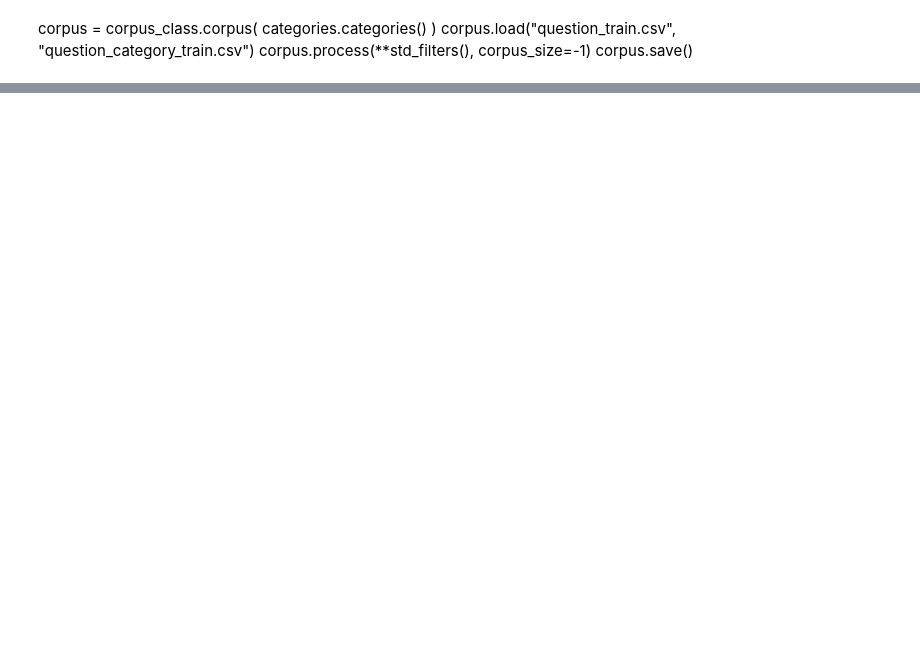
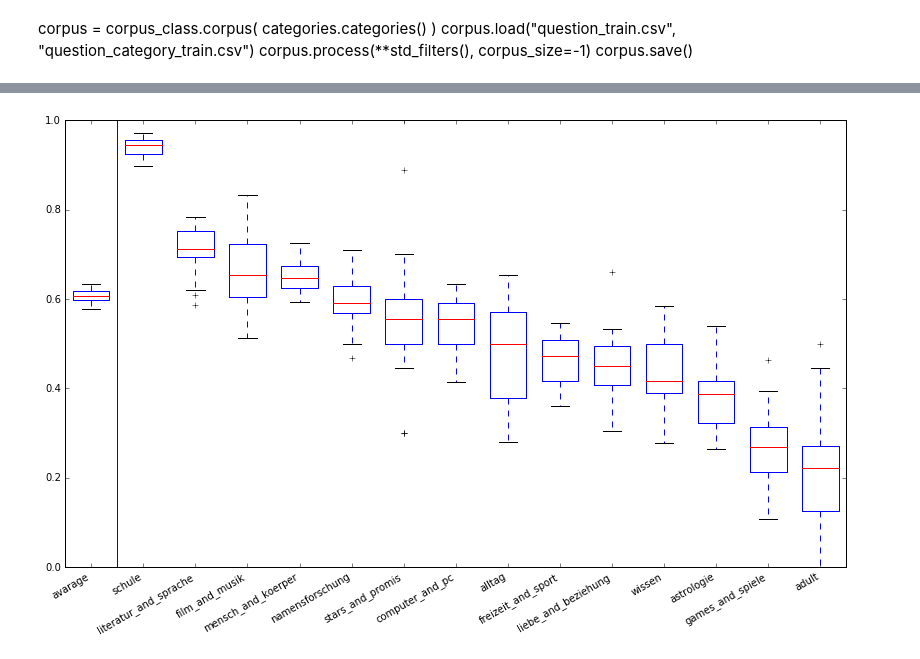
Before and after one commit to hagerpa/ml_project, a Jupyter notebook: cross_validation.ipynb, the cells around one changed output, grey strips where cells are left out. Cells and saved outputs as stored; diff of their text form; code cells hidden in the pictures; blank space fills up the shorter version.

```diff
--- a/cross_validation.ipynb
+++ b/cross_validation.ipynb
@@ -179,0 +483,15 @@ LogisticRegression_params()
+# %%
+plt.figure(figsize=(14, 8))
+
+sco = scores_['LogisticRegression']
+sort = (-sco[:,1:].mean(axis=0)).argsort()
+sco[:,1:] =  sco[:,1:][:,sort]
+
+plt.boxplot(sco, vert=True, widths=0.7)
+lables = np.append(['avarage'],corpus.cats[:][sort])
+plt.xticks(np.arange(15)+1, lables, rotation=30, ha='right')
+plt.axvline(1.5, c='b')
+
+plt.show()
+# %% [output]
+[figure, added]
```
Also changed, not shown: parts of 34 cells of this notebook, 4 other files.
